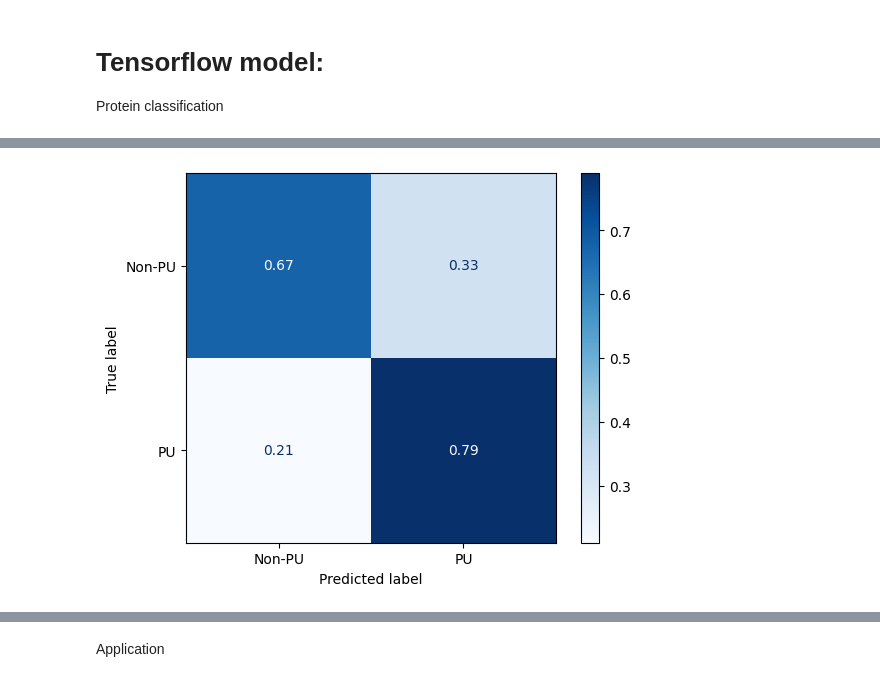
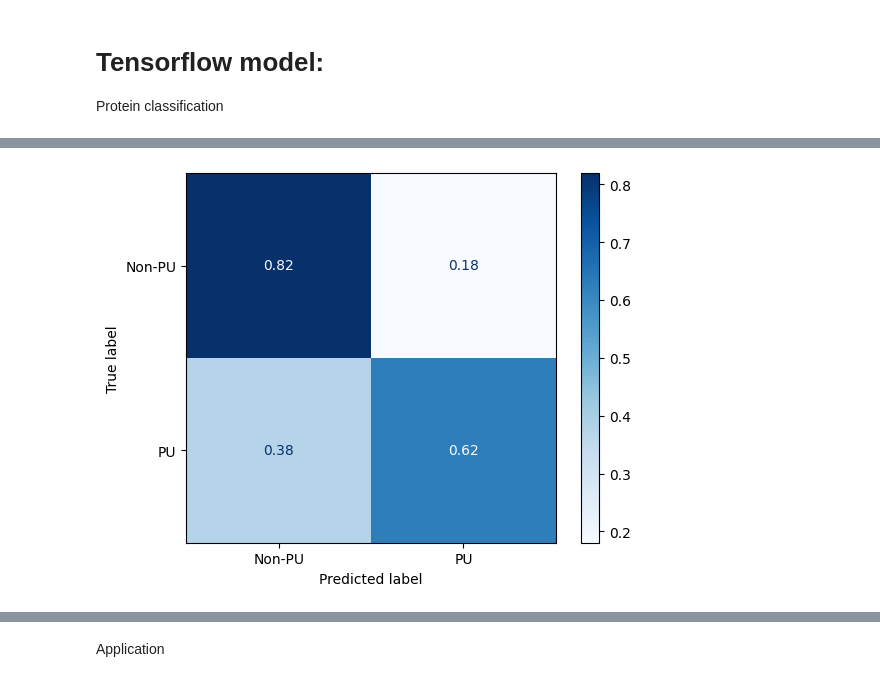
Before and after one commit to Naramazuki/PU_ML, a Jupyter notebook: main.ipynb, the cells around one changed output, grey strips where cells are left out. Cells and saved outputs as stored; diff of their text form; code cells hidden in the pictures.

```diff
--- a/main.ipynb
+++ b/main.ipynb
@@ -236,11 +240,15 @@ print(labels[0])
 # Split data into train and validation
 from sklearn.model_selection import train_test_split
 
-train_test_set, val_set, train_test_labels, val_labels = train_test_split(
-    embeddings, labels, test_size=0.1,random_state=31,stratify=labels
+train_val_set, test_set, train_val_labels, test_labels = train_test_split(
+    embeddings, labels, test_size=0.1, random_state=31, stratify=labels
 )
-train_set, test_set, train_labels, test_labels = train_test_split(
-    train_test_set, train_test_labels, test_size=0.2,random_state=31,stratify=train_test_labels
+train_set, val_set, train_labels, val_labels = train_test_split(
+    train_val_set,
+    train_val_labels,
+    test_size=0.2,
+    random_state=31,
+    stratify=train_val_labels,
 )
 # %%
 def conv_data(data, labels):
@@ -309,7 +316,7 @@ callback = tf.keras.callbacks.EarlyStopping(monitor="val_loss", patience=3)
 model_tf.fit(
     tf_dataset,
     epochs=500,
-    validation_data=tf_test_dataset,
+    validation_data=tf_val_dataset,
     callbacks=callback,
     class_weight=class_weights,
     batch_size=batch_size,
@@ -351,7 +369,7 @@ plot_history(model_tf.history, "loss")
 # %%
 ConfusionMatrixDisplay.from_predictions(
-    val_labels,
-    model_tf.predict(tf_val_dataset).argmax(axis=1),
+    test_labels,
+    model_tf.predict(tf_test_dataset).argmax(axis=1),
     cmap="Blues",
     normalize="true",
     display_labels=["Non-PU", "PU"],
@@ -362,4 +380,4 @@ plt.show()
-[figure, old version]
+[figure, new version]
 # %%
 # Compute balanced accuracy
 
```
Also changed, not shown: parts of 60 cells of this notebook, 1 other file.
